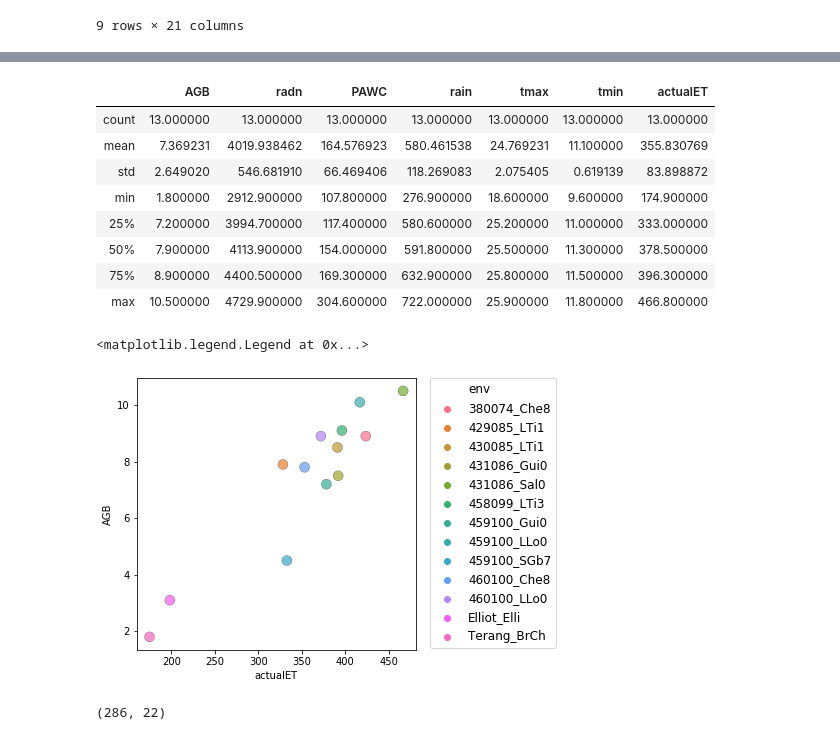
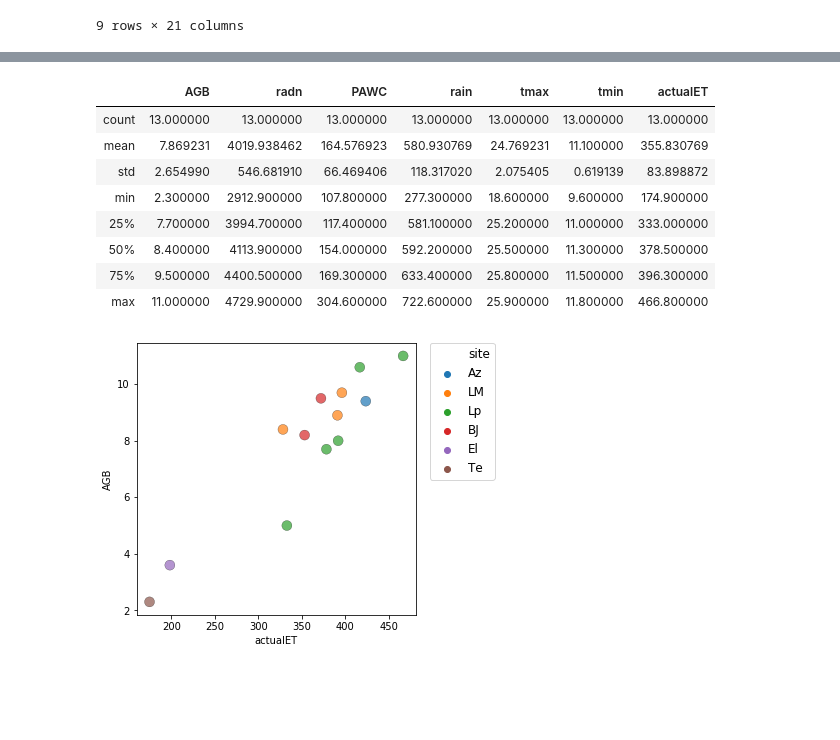
Before and after one commit to JJguri/RemoteSensingCropModels, a Jupyter notebook: LongTermAnalysis.ipynb, the cells around one changed output, grey strips where cells are left out. Cells and saved outputs as stored; diff of their text form; code cells hidden in the pictures; blank space fills up the shorter version.

```diff
--- a/LongTermAnalysis.ipynb
+++ b/LongTermAnalysis.ipynb
@@ -38,7 +38,9 @@ df=Harvest.drop(['CheckpointID','Zone','AGBiomass', 'AGBiomassOM','FloweringDAS'
 df['climate'] = df['SimulationName'].str[:6]
 df['soil'] = df['SimulationName'].str[7:11]
 df['cultivar'] = df['SimulationName'].str[12:15]
+df['site'] = df['SimulationName'].str[16:18]
 df['env'] = df['climate']+"_"+ df['soil']
+df['rain_ETo'] = df['rain']/df['potentialET']
 
 df=df.reset_index()
 
@@ -296,28 +373,29 @@ plt.tick_params(axis='y',which='both',left=True)
 # %%
 #Calculate statistics
-summ = df_bow.groupby(['env'], as_index=False)['AGB','radn','PAWC','rain','tmax','tmin','actualET'].mean().round(decimals=1)
+summ = df_bow.groupby(['env','site'], as_index=False)['AGB','radn','PAWC','rain','tmax','tmin','actualET'].mean().round(decimals=1)
 # %%
 summ.describe()
 # %% [output]
 |  | AGB | radn | PAWC | rain | tmax | tmin | actualET |
 | count | 13.000000 | 13.000000 | 13.000000 | 13.000000 | 13.000000 | 13.000000 | 13.000000 |
-| mean | 7.369231 | 4019.938462 | 164.576923 | 580.461538 | 24.769231 | 11.100000 | 355.830769 |
-| std | 2.649020 | 546.681910 | 66.469406 | 118.269083 | 2.075405 | 0.619139 | 83.898872 |
-| min | 1.800000 | 2912.900000 | 107.800000 | 276.900000 | 18.600000 | 9.600000 | 174.900000 |
-| 25% | 7.200000 | 3994.700000 | 117.400000 | 580.600000 | 25.200000 | 11.000000 | 333.000000 |
-| 50% | 7.900000 | 4113.900000 | 154.000000 | 591.800000 | 25.500000 | 11.300000 | 378.500000 |
-| 75% | 8.900000 | 4400.500000 | 169.300000 | 632.900000 | 25.800000 | 11.500000 | 396.300000 |
-| max | 10.500000 | 4729.900000 | 304.600000 | 722.000000 | 25.900000 | 11.800000 | 466.800000 |
+| mean | 7.869231 | 4019.938462 | 164.576923 | 580.930769 | 24.769231 | 11.100000 | 355.830769 |
+| std | 2.654990 | 546.681910 | 66.469406 | 118.317020 | 2.075405 | 0.619139 | 83.898872 |
+| min | 2.300000 | 2912.900000 | 107.800000 | 277.300000 | 18.600000 | 9.600000 | 174.900000 |
+| 25% | 7.700000 | 3994.700000 | 117.400000 | 581.100000 | 25.200000 | 11.000000 | 333.000000 |
+| 50% | 8.400000 | 4113.900000 | 154.000000 | 592.200000 | 25.500000 | 11.300000 | 378.500000 |
+| 75% | 9.500000 | 4400.500000 | 169.300000 | 633.400000 | 25.800000 | 11.500000 | 396.300000 |
+| max | 11.000000 | 4729.900000 | 304.600000 | 722.600000 | 25.900000 | 11.800000 | 466.800000 |
 # %%
 fig = plt.figure(figsize=(5,5))
 
 ax=plt.subplot(1, 1, 1)
 
-sns.scatterplot(x="actualET", y="AGB",hue='env',s=100, alpha=0.7, data=summ,linewidth=0.3,**kwargs)
+sns.scatterplot(x="actualET", y="AGB",hue='site',s=100, alpha=0.7, data=summ,linewidth=0.3,**kwargs)
 plt.legend(prop=dict(size=12),bbox_to_anchor=(1.05, 1), loc=2, borderaxespad=0.)
+
+#plt.savefig(r'C:\Users\jjojeda\Google Drive\COALAR\Sorgo\papers\Paper 1\Figures\agbVSETasite.png', dpi=300,bbox_inches='tight')
 # %% [output]
-<matplotlib.legend.Legend at 0x...>
-[figure, old version]
+[figure, new version]
 # %%
 # Original author: Thomas Haslwanter
 
@@ -334,7 +412,5 @@ from statsmodels.formula.api import ols
 from statsmodels.stats.anova import anova_lm
 # %%
 df_bow.shape
-# %% [output]
-(286, 22)
 # %%
 list(df_bow.columns)
```
Also changed, not shown: parts of 16 cells of this notebook.
